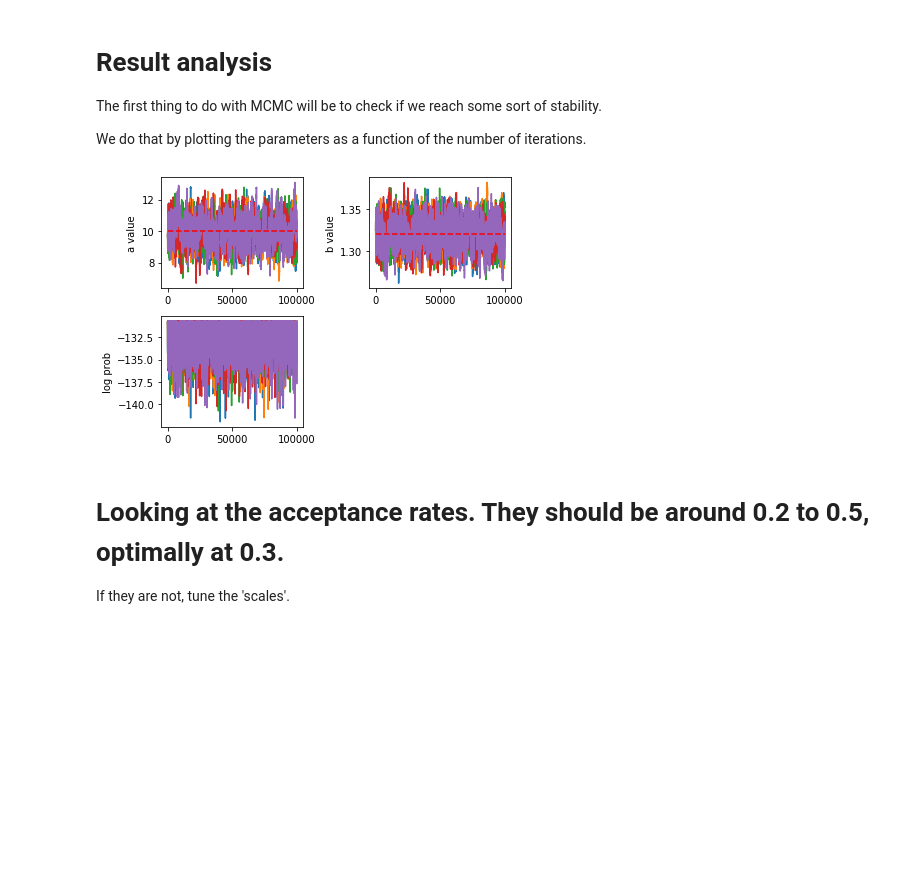
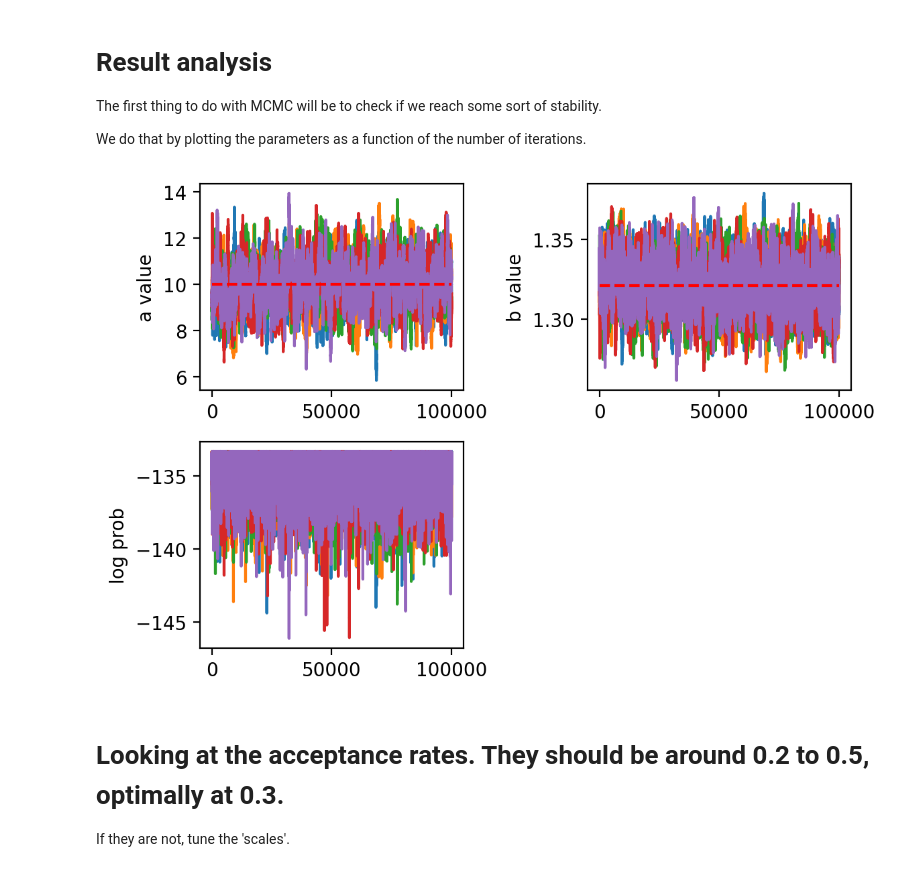
Before and after one commit to charlesll/ModelisationGeochimie, a Jupyter notebook: 07_EnteringBayesian.ipynb, the cells around one changed output. Cells and saved outputs as stored; diff of their text form; code cells hidden in the pictures; blank space fills up the shorter version.

```diff
--- a/07_EnteringBayesian.ipynb
+++ b/07_EnteringBayesian.ipynb
@@ -284,6 +288,6 @@ OK, seems we can go. Now, we estimate the maximum likelyhood value with scipy.op
 import scipy.optimize as op
 
 chi2 = lambda *args: -2 * logjoint(*args)
-result = op.minimize(chi2, theta_prior, args=(x, y_observed,ese))
+result = op.minimize(chi2, theta_start, args=(x, y_observed,ese))
 print(result)
 # %% [output]
@@ -377,13 +381,13 @@ def mcmc(x,y,yerr,theta_start,scales,nb_iter):
 
     """
     logrecord = np.zeros(nb_iter)
-    theta_record = np.zeros((nb_iter,len(theta_prior)))
+    theta_record = np.zeros((nb_iter,len(theta_start)))
 
     # to calculated acceptance rate
     accepted = 0
 
     # the starting parameters and logrecord
-    logrecord[0] = logjoint(theta_prior,x,y,yerr)
+    logrecord[0] = logjoint(theta_start,x,y,yerr)
     theta_record[0,:] = theta_start
 
     i = 1
@@ -420,10 +424,10 @@ To adjust that, we can have a first look at how much we affect the parameters. I
 
 Another thing: as mcmc calculations can be expensive, a good practice can be to start from the maximum of the log likelyhood determined through gradient descent...
 # %%
-theta_prior = result['x']
+theta_start = result['x']
 
 scales = [1e-1,1e-2]
 scales_test = scales*np.random.randn(2)
-print("Parameters prior: "+str(theta_prior))
+print("Parameters starting value: "+str(theta_start))
 print("Perturbations: "+str(scales_test))
 # %% [output]
@@ -444,7 +448,7 @@ chains_logrecord = []
 chains_acceptance = []
 
 for i in range(nb_chains):
-    theta_mcmc, logrecord_mcmc, acceptance_rate = mcmc(x,y,ese,theta_prior,scales,nb_iter)
+    theta_mcmc, logrecord_mcmc, acceptance_rate = mcmc(x,y,ese,theta_start,scales,nb_iter)
     chains_theta.append(theta_mcmc)
     chains_logrecord.append(logrecord_mcmc)
     chains_acceptance.append(acceptance_rate)
@@ -455,29 +459,29 @@ The first thing to do with MCMC will be to check if we reach some sort of stabil
 
 We do that by plotting the parameters as a function of the number of iterations.
 # %%
-plt.figure()
+plt.figure(dpi=200)
 
 plt.subplot(2,2,1)
 for i in range(nb_chains):
     plt.plot(chains_theta[i][:,0])
 plt.plot([0,nb_iter],[a,a],"r--")
 plt.ylabel("a value")
 
 plt.subplot(2,2,2)
 for i in range(nb_chains):
     plt.plot(chains_theta[i][:,1])
 plt.plot([0,nb_iter],[b,b],"r--")
 plt.ylabel("b value")
 
 plt.subplot(2,2,3)
 for i in range(nb_chains):
     plt.plot(chains_logrecord[i])
 plt.ylabel("log prob")
 
 
 plt.tight_layout()
 # %% [output]
-[figure, old version]
+[figure, new version]
 # %% [markdown]
 # Looking at the acceptance rates. They should be around 0.2 to 0.5, optimally at 0.3.
 
```
Also changed, not shown: parts of 17 cells of this notebook, 4 other files.
